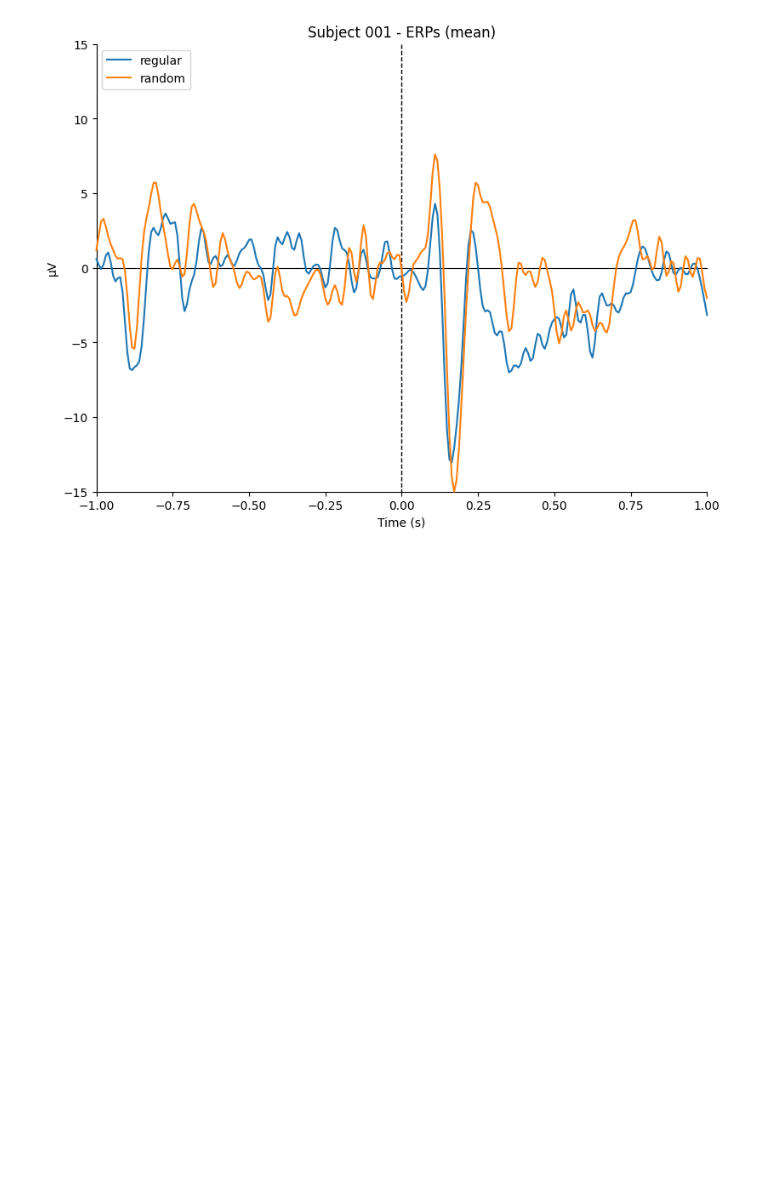
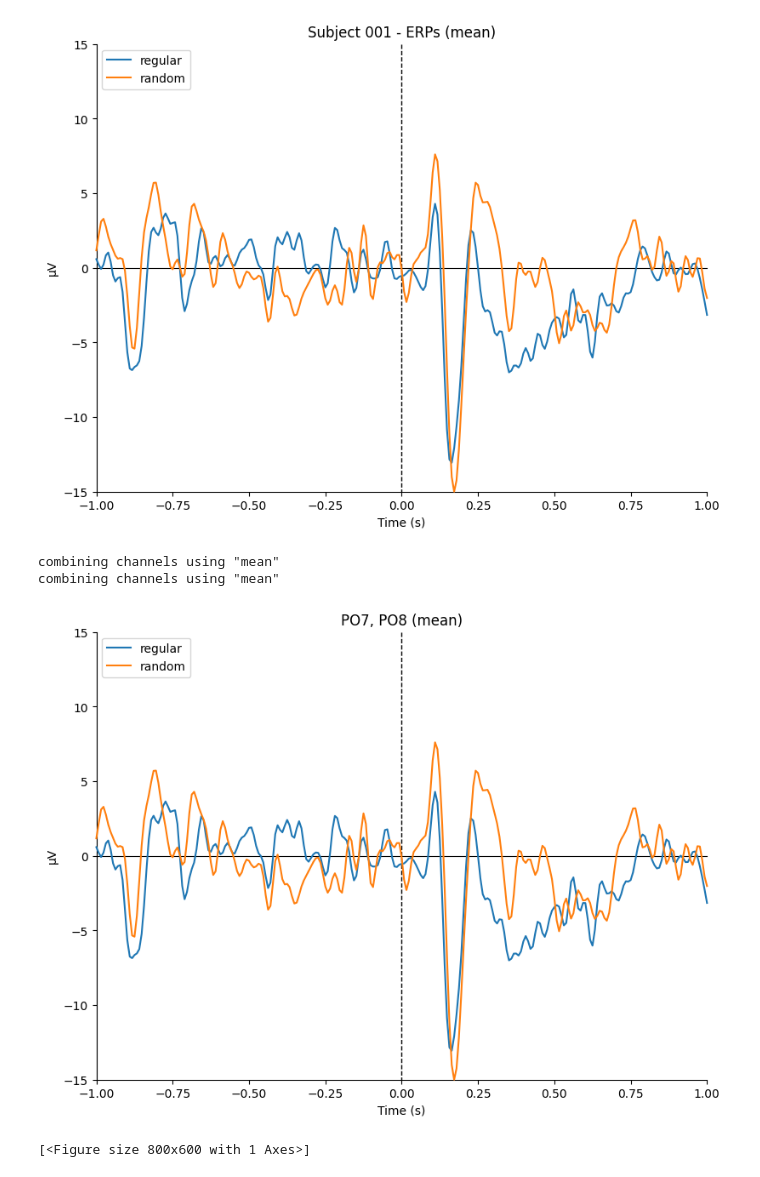
Before and after one commit to albertosaponaro/eeg_penguin, a Jupyter notebook: notebooks/01_Penguin_Sub-001_ERP.ipynb, the cells around one changed output. Drawn from its saved outputs; the diff is of its cells as text; code cells hidden in the pictures; blank space fills up the shorter version.

```diff
--- a/notebooks/01_Penguin_Sub-001_ERP.ipynb
+++ b/notebooks/01_Penguin_Sub-001_ERP.ipynb
@@ -191,3 +191,10 @@ mne.viz.plot_compare_evokeds(evokeds, picks=picks, combine="mean", title='Subjec
 combining channels using "mean"
 combining channels using "mean"
 [figure]
+# %%
+mne.viz.plot_compare_evokeds(evokeds, combine="mean", picks=picks)
+# %% [output]
+combining channels using "mean"
+combining channels using "mean"
+[figure, added]
+[<Figure size 800x600 with 1 Axes>]
```
Also changed, not shown: 3 other files.
